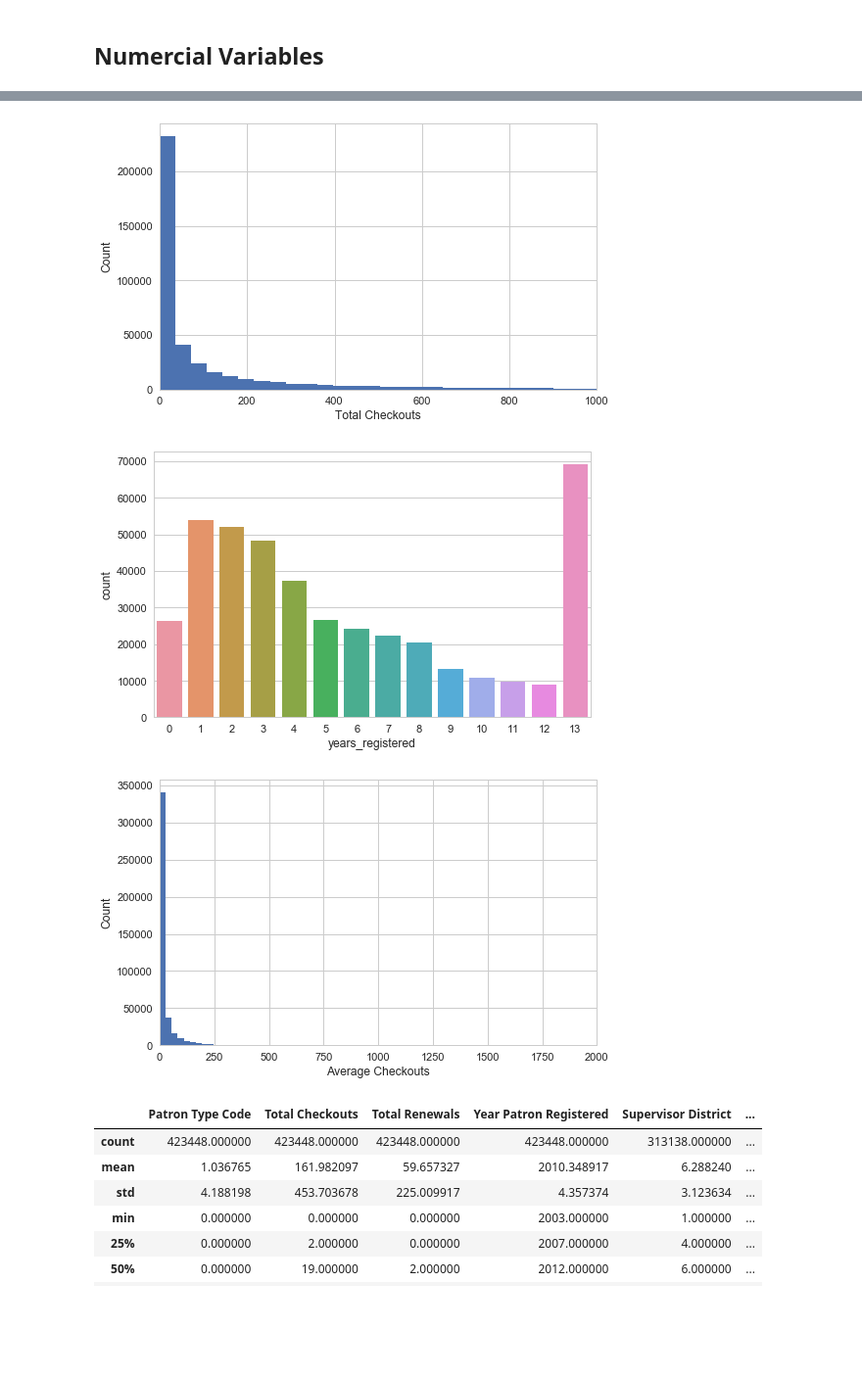
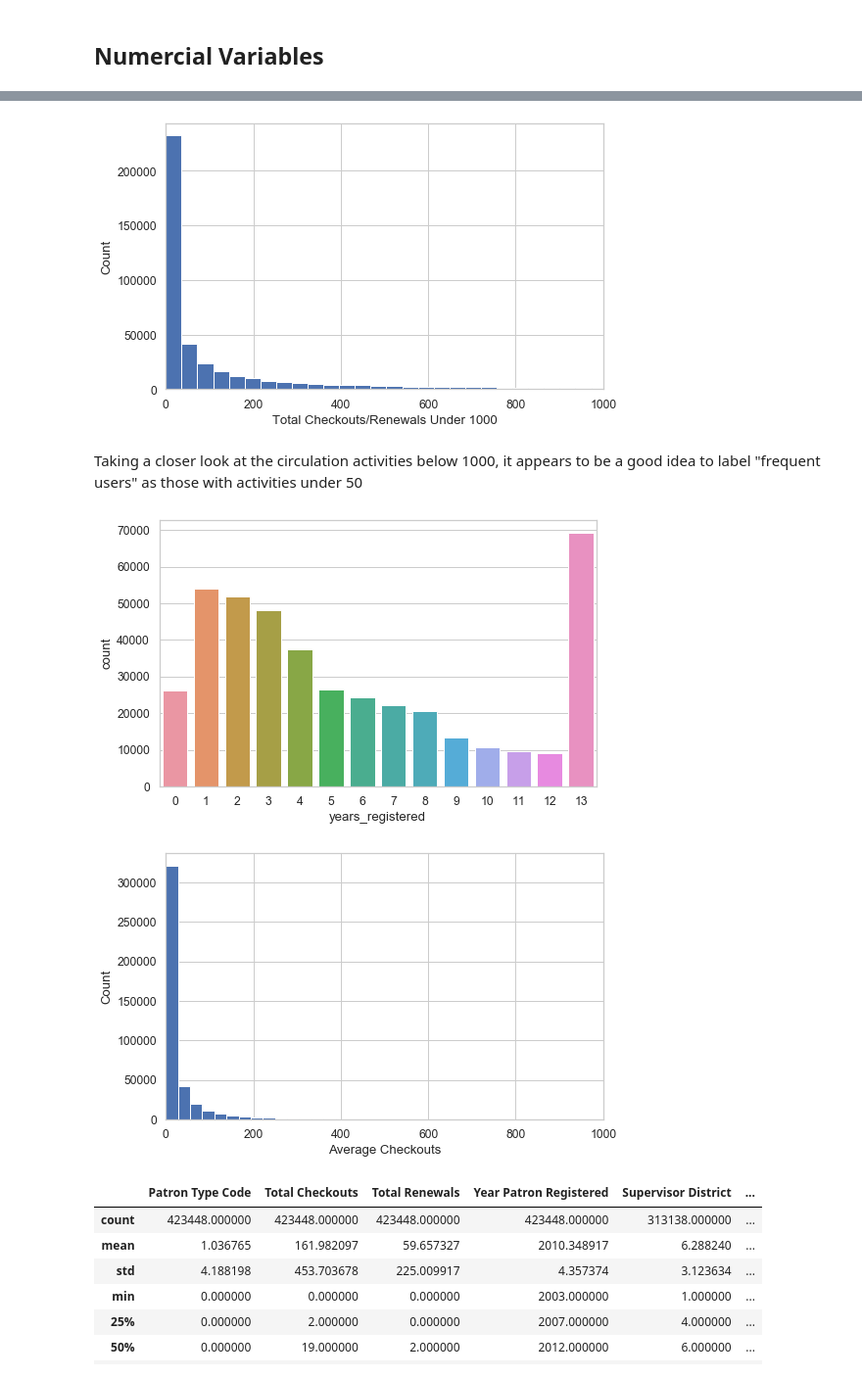
Before and after one commit to josiechoi/Ryerson_capstone_library_usage, a Jupyter notebook: Capstone EDA.ipynb, the cells around one changed output, grey strips where cells are left out. Shown at 98% size. Cells and saved outputs as stored; diff of their text form; code cells hidden in the pictures; blank space fills up the shorter version.

```diff
--- a/Capstone EDA.ipynb
+++ b/Capstone EDA.ipynb
@@ -304,7 +307,7 @@ At the first glance, it looks like the data is not normally distributed. However
 
 If we redistribute "25 to 34 years","35 to 44 year", "45 to 54 years" so that each of these category would have an interval of ten years, it looks like the data would peak in the newly category of "30 to 39 years". This presumption is based on the likelihood that both "25 to 34 years" and "35 to 44 years" could be equally split into two parts and redistributed. Based on our literature review, we know that the median age of San Francisco is 38.9 year. This seems to be aligned with our findings with the library data
 # %%
-ax=sns.countplot(x="Circulation Active Year",hue_order='Supervisor District',order=('None','2003','2005','2004','2005','2006','2007','2008','2009','2010','2011','2012','2013','2014','2015','2016'),data=d
+ax=sns.countplot(x="Circulation Active Year",hue_order='Supervisor District',order=('None','2003','2005','2004','2005','2006','2007','2008','2009','2010','2011','2012','2013','2014','2015','2016'),data=df)
 sns.set(rc={'figure.figsize':(11.7,8.27)})
 ax.set_xticklabels(ax.get_xticklabels(), fontsize=10)
 ax.set_title('Countplot for Circulation Active Year')
@@ -345,23 +344,25 @@ sns.distplot(df['total_cko'], norm_hist=False, kde=False, bins=20, hist_kws={"al
 
 sns.set(style='whitegrid', palette="deep", font_scale=1.1, rc={"figure.figsize": [8, 5]})
 
-sns.distplot(df['total_cko'], norm_hist=False, kde=False, bins=1000, hist_kws={"alpha": 1}).set(xlabel='Total Checkouts', ylabel='Count')
+sns.distplot(df['total_cko'], norm_hist=False, kde=False, bins=1000, hist_kws={"alpha": 1}).set(xlabel='Total Checkouts/Renewals Under 1000', ylabel='Count')
 plt.xlim(0,1000);
 # %% [output]
-[figure, old version]
+[figure, new version]
+# %% [markdown]
+Taking a closer look at the circulation activities below 1000, it appears to be a good idea to label "frequent users" as those with activities under 50
 # %%
 
 sns.countplot(x='years_registered',data=df)
 sns.set(rc={'figure.figsize':(11.7,8.27)})
 # %% [output]
-[figure, old version]
+[figure, new version]
 # %%
 sns.set(style='whitegrid', palette="deep", font_scale=1.1, rc={"figure.figsize": [8, 5]})
 
 sns.distplot(df['avg_cko'], norm_hist=False, kde=False, bins=100, hist_kws={"alpha": 1}).set(xlabel='Average Checkouts', ylabel='Count')
-plt.xlim(0,2000);
+plt.xlim(0,1000);
 # %% [output]
-[figure, old version]
+[figure, new version]
 # %%
 df.describe()
 # %% [output]
```
Also changed, not shown: parts of 29 cells of this notebook.
